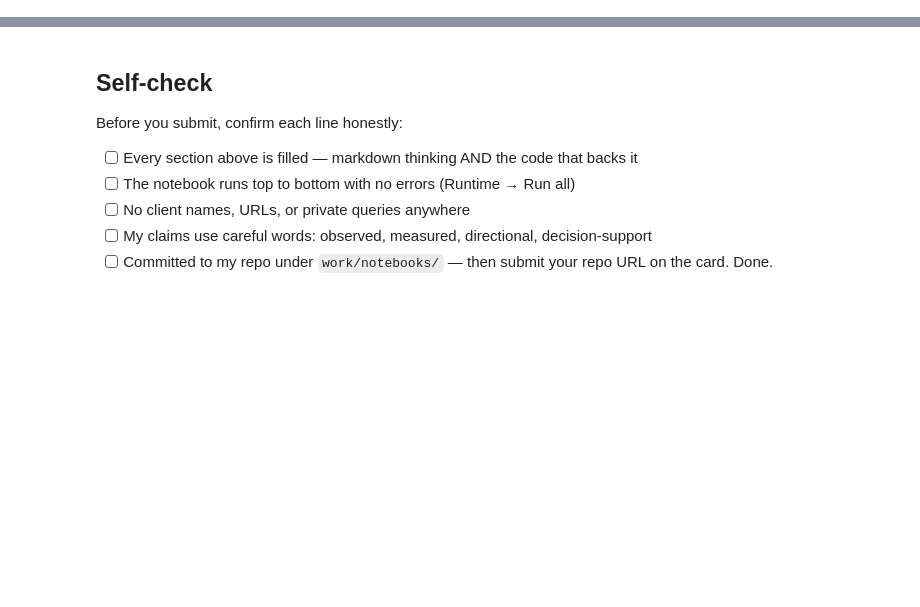
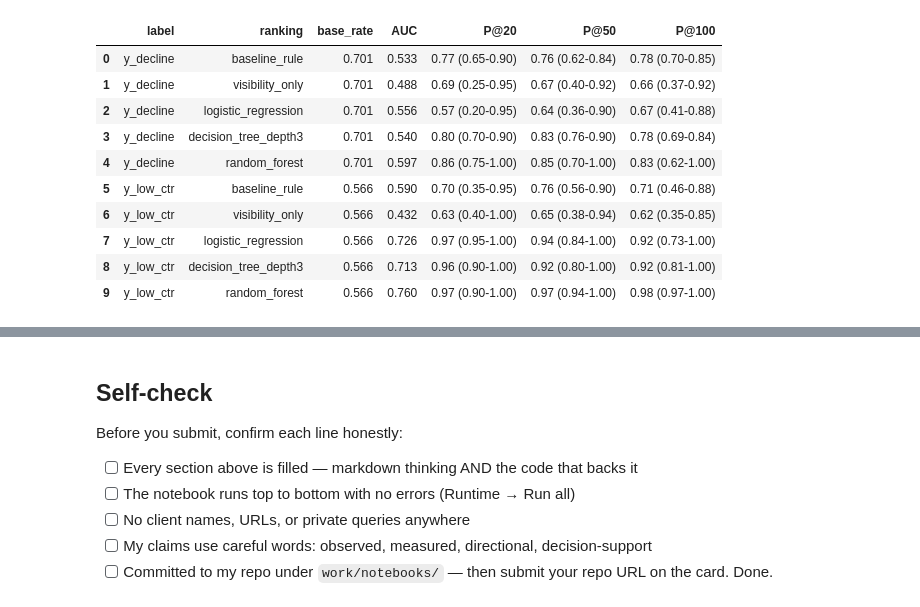
Before and after one commit to LukasDjuric/FlyRank_intership, a Jupyter notebook: work/notebooks/w05_model.ipynb, the cells around one changed output, grey strips where cells are left out. Cells and saved outputs as stored; diff of their text form; code cells hidden in the pictures; blank space fills up the shorter version.

```diff
--- a/work/notebooks/w05_model.ipynb
+++ b/work/notebooks/w05_model.ipynb
@@ -332,0 +213,28 @@ does rely on — worth a follow-up check before trusting these specific top rows
+# %%
+# THE comparison table: mean across folds (min-max in brackets), base rate beside it
+order = ["baseline_rule", "visibility_only"] + MODEL_NAMES
+summary_rows = []
+for lab in LABELS:
+    sub = fold_table[fold_table["label"] == lab]
+    base = sub.drop_duplicates("fold")["base_rate"].mean()
+    for name in order:
+        s = sub[sub["ranking"] == name]
+        r = {"label": lab, "ranking": name, "base_rate": round(base, 3), "AUC": round(s["auc"].mean(), 3)}
+        for k in KS:
+            col = f"P@{k}"
+            r[col] = f"{s[col].mean():.2f} ({s[col].min():.2f}-{s[col].max():.2f})"
+        summary_rows.append(r)
+summary = pd.DataFrame(summary_rows)
+summary
+# %% [output]
+|  | label | ranking | base_rate | AUC | P@20 | P@50 | P@100 |
+| 0 | y_decline | baseline_rule | 0.701 | 0.533 | 0.77 (0.65-0.90) | 0.76 (0.62-0.84) | 0.78 (0.70-0.85) |
+| 1 | y_decline | visibility_only | 0.701 | 0.488 | 0.69 (0.25-0.95) | 0.67 (0.40-0.92) | 0.66 (0.37-0.92) |
+| 2 | y_decline | logistic_regression | 0.701 | 0.556 | 0.57 (0.20-0.95) | 0.64 (0.36-0.90) | 0.67 (0.41-0.88) |
+| 3 | y_decline | decision_tree_depth3 | 0.701 | 0.540 | 0.80 (0.70-0.90) | 0.83 (0.76-0.90) | 0.78 (0.69-0.84) |
+| 4 | y_decline | random_forest | 0.701 | 0.597 | 0.86 (0.75-1.00) | 0.85 (0.70-1.00) | 0.83 (0.62-1.00) |
+| 5 | y_low_ctr | baseline_rule | 0.566 | 0.590 | 0.70 (0.35-0.95) | 0.76 (0.56-0.90) | 0.71 (0.46-0.88) |
+| 6 | y_low_ctr | visibility_only | 0.566 | 0.432 | 0.63 (0.40-1.00) | 0.65 (0.38-0.94) | 0.62 (0.35-0.85) |
+| 7 | y_low_ctr | logistic_regression | 0.566 | 0.726 | 0.97 (0.95-1.00) | 0.94 (0.84-1.00) | 0.92 (0.73-1.00) |
+| 8 | y_low_ctr | decision_tree_depth3 | 0.566 | 0.713 | 0.96 (0.90-1.00) | 0.92 (0.80-1.00) | 0.92 (0.81-1.00) |
+| 9 | y_low_ctr | random_forest | 0.566 | 0.760 | 0.97 (0.90-1.00) | 0.97 (0.94-1.00) | 0.98 (0.97-1.00) |
```
Also changed, not shown: parts of 29 cells of this notebook.
